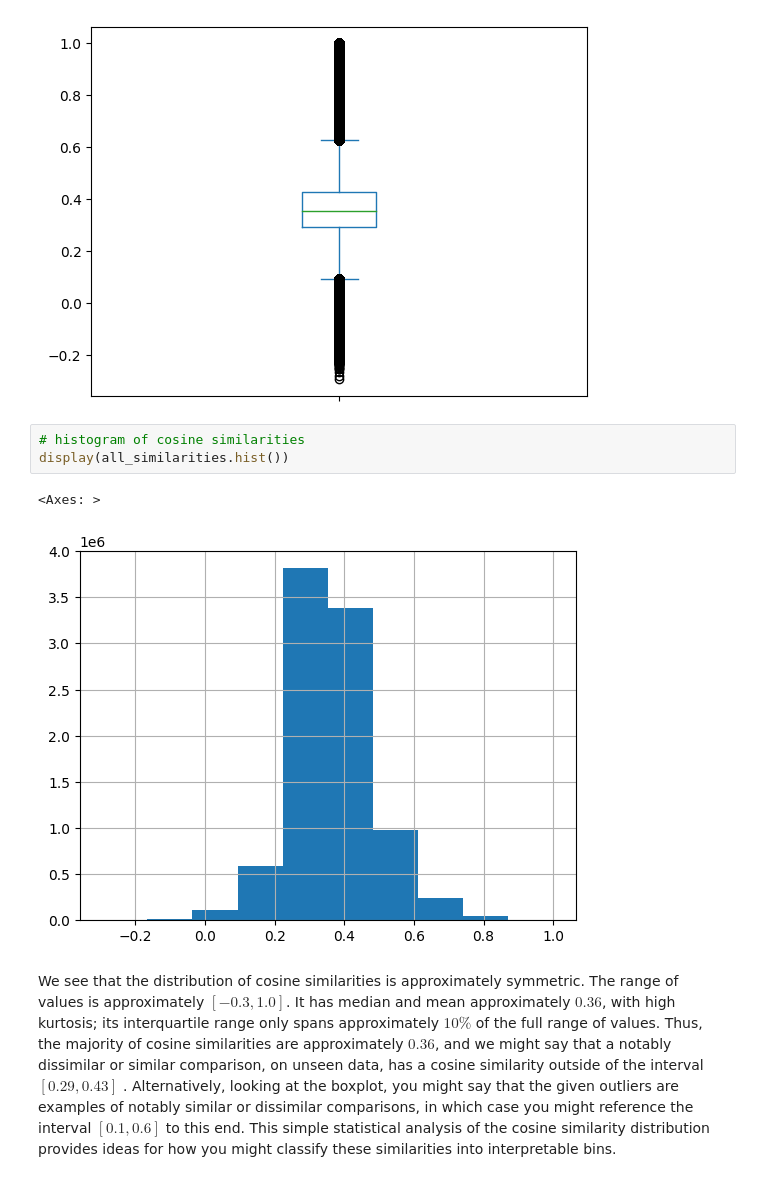
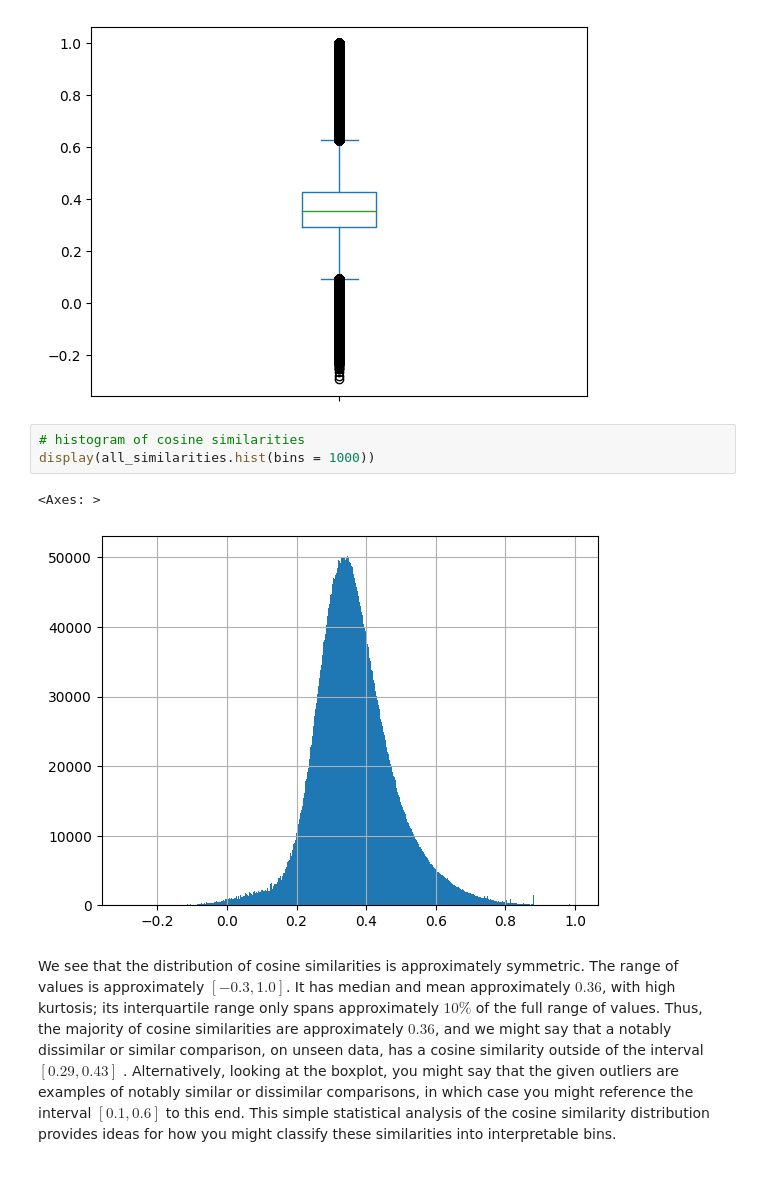
Before and after one commit to lukekaye/sts-university-modules, a Jupyter notebook: notebooks/7.0-lk-fulldata-model-similarity-distribution.ipynb, the cells around one changed output. Cells and saved outputs as stored; diff of their text form.

Commit message:
Update 7.0-lk-fulldata-model-similarity-distribution.ipynb
Make histogram plot use 1000 bins instead of 10

```diff
--- a/notebooks/7.0-lk-fulldata-model-similarity-distribution.ipynb
+++ b/notebooks/7.0-lk-fulldata-model-similarity-distribution.ipynb
@@ -87,9 +87,9 @@ display(all_similarities.plot.box())
 [figure]
 # %%
 # histogram of cosine similarities
-display(all_similarities.hist())
+display(all_similarities.hist(bins = 1000))
 # %% [output]
 <Axes: >
-[figure, old version]
+[figure, new version]
 # %% [markdown]
 We see that the distribution of cosine similarities is approximately symmetric. The range of values is approximately $[-0.3, 1.0]$. It has median and mean approximately $0.36$, with high kurtosis; its interquartile range only spans approximately $10\%$ of the full range of values. Thus, the majority of cosine similarities are approximately $0.36$, and we might say that a notably dissimilar or similar comparison, on unseen data, has a cosine similarity outside of the interval $[0.29,0.43]$ . Alternatively, looking at the boxplot, you might say that the given outliers are examples of notably similar or dissimilar comparisons, in which case you might reference the interval $[0.1,0.6]$ to this end. This simple statistical analysis of the cosine similarity distribution provides ideas for how you might classify these similarities into interpretable bins.
```
Also changed, not shown: parts of 1 cell of this notebook.
